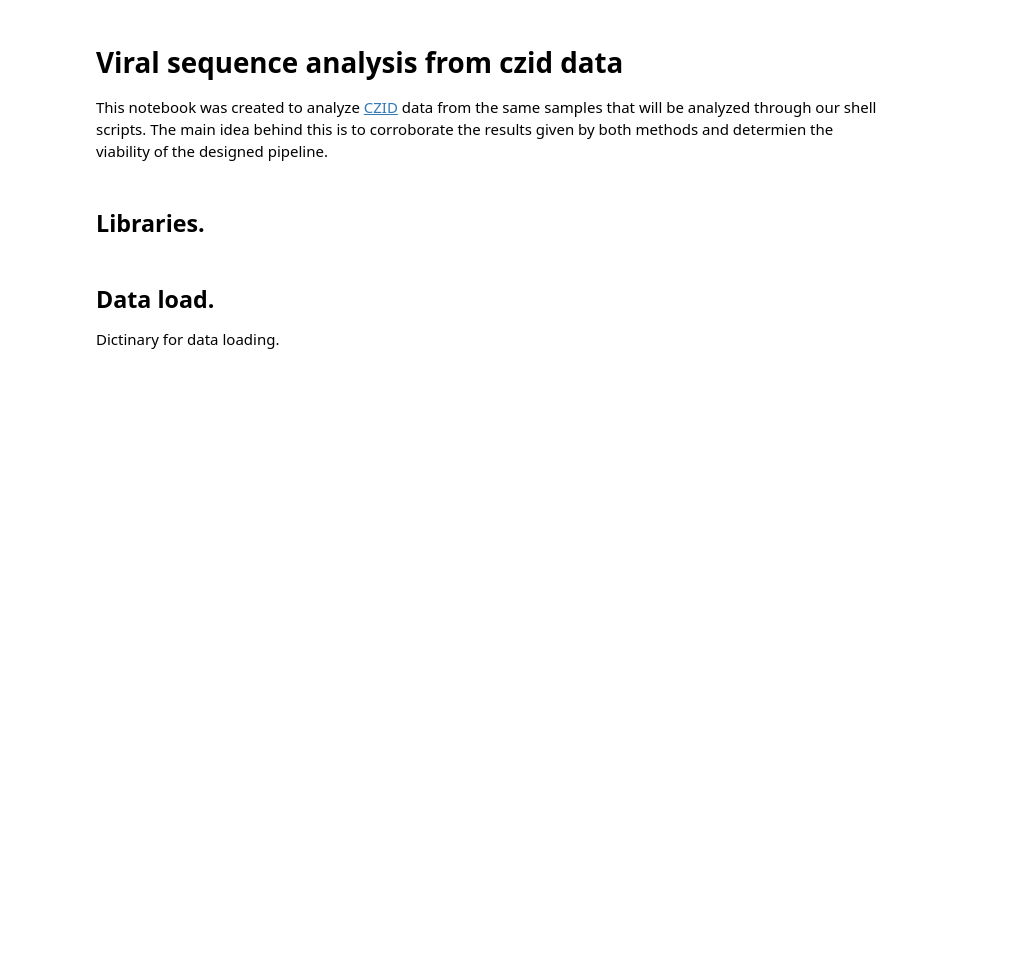
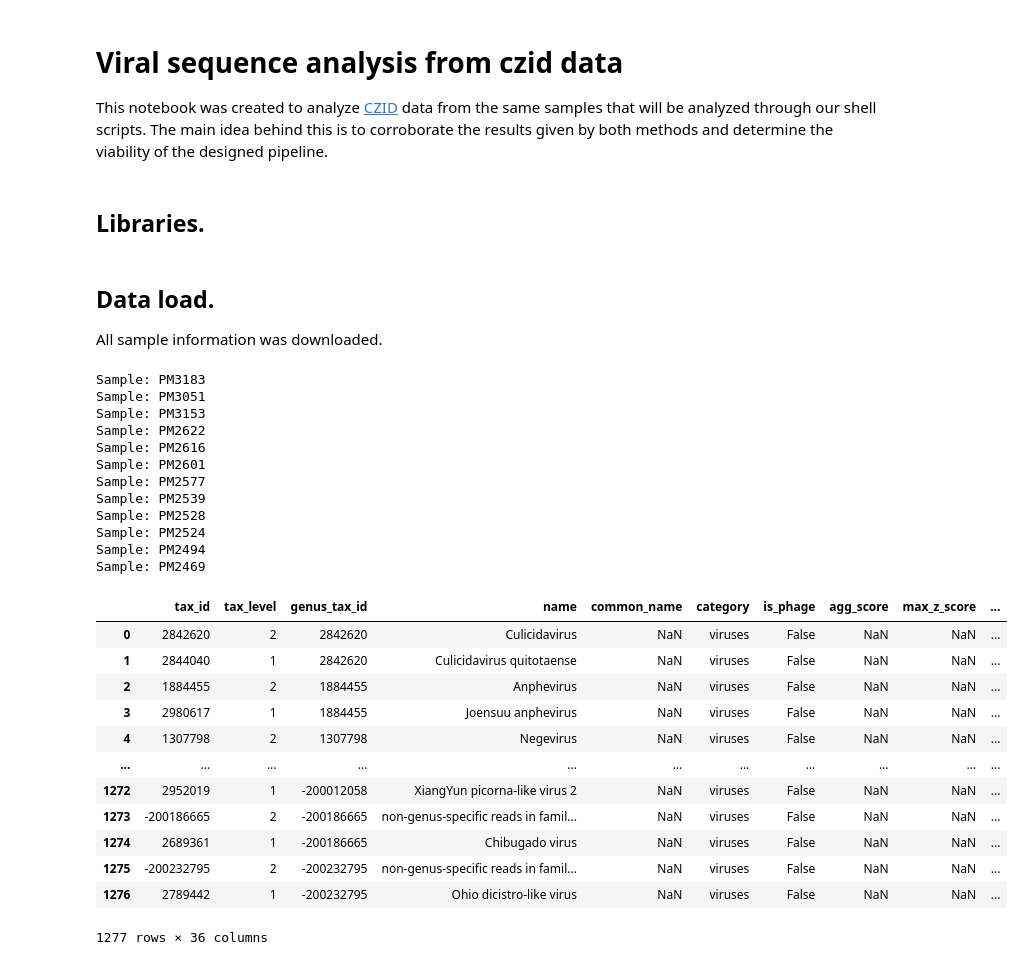
Before and after one commit to mgarciak-LEVE/mosquito_virome_yucatan_LEVE, a Jupyter notebook: scripts/czid_analysis/sequence_analysis.ipynb, the cells around one changed output. Saved outputs shown, nothing was run; the diff lists cells and outputs as text; code cells hidden in the pictures; blank space fills up the shorter version.

```diff
--- a/scripts/czid_analysis/sequence_analysis.ipynb
+++ b/scripts/czid_analysis/sequence_analysis.ipynb
@@ -1,6 +1,6 @@
 # %% [markdown]
 # Viral sequence analysis from czid data
-This notebook was created to analyze [CZID](https://czid.org) data from the same samples that will be analyzed through our shell scripts. The main idea behind this is to corroborate the results given by both methods and determien the viability of the designed pipeline.
+This notebook was created to analyze [CZID](https://czid.org) data from the same samples that will be analyzed through our shell scripts. The main idea behind this is to corroborate the results given by both methods and determine the viability of the designed pipeline.
 # %% [markdown]
 ## Libraries.
 # %%
@@ -13,4 +15,4 @@ from unidecode import unidecode
 # %% [markdown]
 ## Data load.
-Dictinary for data loading.
+All sample information was downloaded.
 # %%
@@ -43,0 +37,50 @@ for i in samples:
+# %%
+# Dataframe modification and concatenation.
+
+df_samples= []
+
+for i in samples:
+    # File read for each sample.
+    file = file_paths[i]
+    print(f"Sample: {i}")
+    df=pd.read_csv(file)
+
+    # Since the taxon category column is of our interest, we can filter every dataframe by the value of 'viruses' in the taxon category column to keep only the rows that have this value.
+    row_del = df['category'] == 'viruses' # If the taxId column has the value 'viruses' then we keep that row, otherwise we delete it.
+    df = df[row_del].copy()
+
+    # Add sample name to the dataframe.
+    df['sample_name'] = i
+    df_samples.append(df)
+
+
+# Dataframe concatenation.
+df_samples = pd.concat(df_samples, ignore_index=True)
+
+display(df_samples)
+# %% [output]
+Sample: PM3183
+Sample: PM3051
+Sample: PM3153
+Sample: PM2622
+Sample: PM2616
+Sample: PM2601
+Sample: PM2577
+Sample: PM2539
+Sample: PM2528
+Sample: PM2524
+Sample: PM2494
+Sample: PM2469
+|  | tax_id | tax_level | genus_tax_id | name | common_name | category | is_phage | agg_score | max_z_score | ... |
+| 0 | 2842620 | 2 | 2842620 | Culicidavirus | NaN | viruses | False | NaN | NaN | ... |
+| 1 | 2844040 | 1 | 2842620 | Culicidavirus quitotaense | NaN | viruses | False | NaN | NaN | ... |
+| 2 | 1884455 | 2 | 1884455 | Anphevirus | NaN | viruses | False | NaN | NaN | ... |
+| 3 | 2980617 | 1 | 1884455 | Joensuu anphevirus | NaN | viruses | False | NaN | NaN | ... |
+| 4 | 1307798 | 2 | 1307798 | Negevirus | NaN | viruses | False | NaN | NaN | ... |
+| ... | ... | ... | ... | ... | ... | ... | ... | ... | ... | ... |
+| 1272 | 2952019 | 1 | -200012058 | XiangYun picorna-like virus 2 | NaN | viruses | False | NaN | NaN | ... |
+| 1273 | -200186665 | 2 | -200186665 | non-genus-specific reads in famil... | NaN | viruses | False | NaN | NaN | ... |
+| 1274 | 2689361 | 1 | -200186665 | Chibugado virus | NaN | viruses | False | NaN | NaN | ... |
+| 1275 | -200232795 | 2 | -200232795 | non-genus-specific reads in famil... | NaN | viruses | False | NaN | NaN | ... |
+| 1276 | 2789442 | 1 | -200232795 | Ohio dicistro-like virus | NaN | viruses | False | NaN | NaN | ... |
+1277 rows × 36 columns
```
Also changed, not shown: parts of 7 cells of this notebook, 30 other files.
